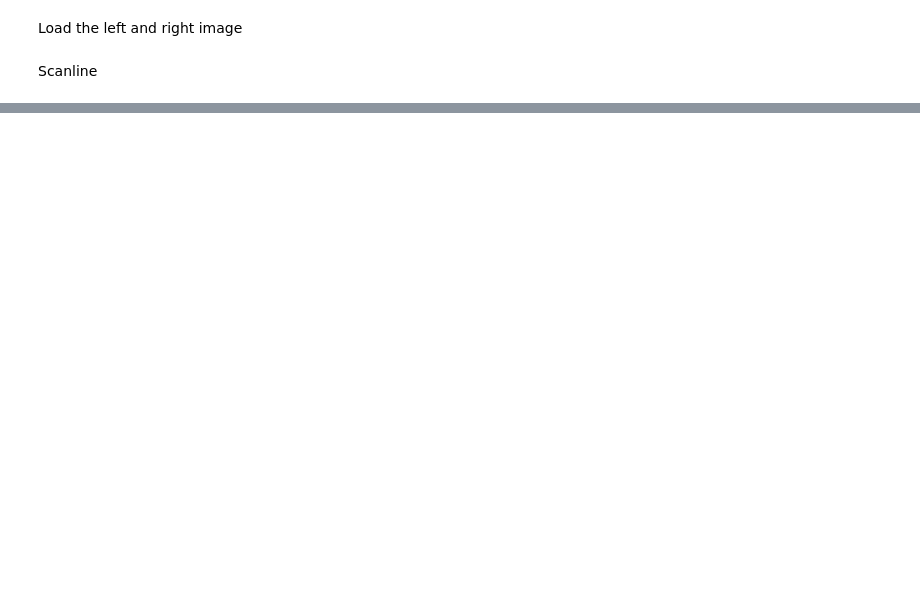
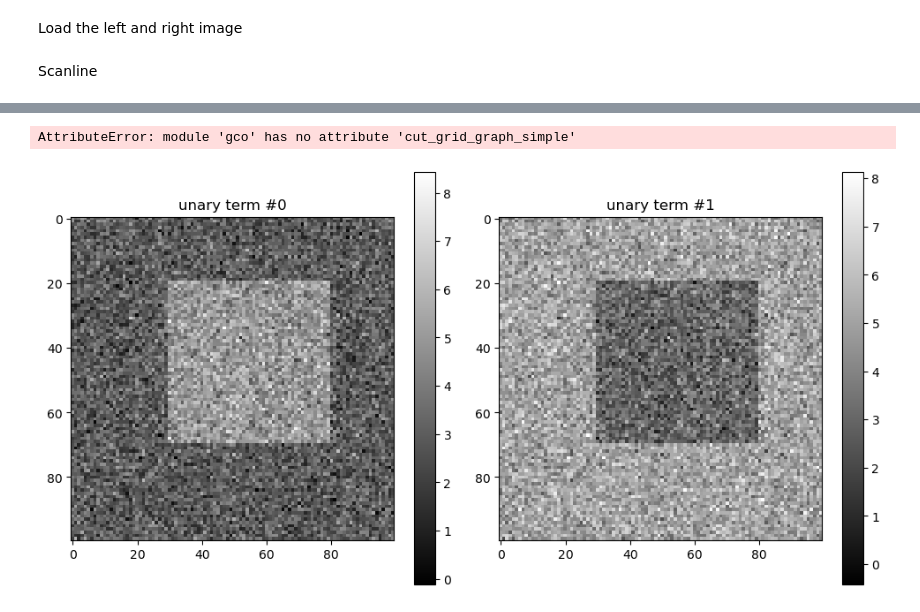
Before and after one commit to SAutum/ai-ds, a Jupyter notebook: cv/hongli/project3/playground.ipynb, the cells around one changed output, grey strips where cells are left out. Cells and saved outputs as stored; diff of their text form; code cells hidden in the pictures; blank space fills up the shorter version.

```diff
--- a/cv/hongli/project3/playground.ipynb
+++ b/cv/hongli/project3/playground.ipynb
@@ -30,0 +36,12 @@ plt.show()
+# %%
+def draw_unary(axarr, unary):
+    for i in range(unary.shape[-1]):
+        axarr[i].set_title("unary term #%i" % i)
+        bm = axarr[i].imshow(unary[:, :, i], cmap="gray", interpolation="nearest")
+        plt.colorbar(bm, ax=axarr[i])
+        # plt.contour(annot, colors='r')
+
+import os
+import gco
+
+from gco import cut_grid_graph_simple
@@ -30,0 +50,64 @@ plt.show()
+# %%
+PLOT_SIZE = 5
+""" """
+annot = np.zeros((100, 100))
+annot[20:70, 30:80] = 1
+np.random.seed(0)
+img = np.random.randn(*annot.shape)
+img += 2 * annot - 1
+
+# !!! Be careful when doing this concatenation,
+# it seems 'c_' does not create a copy
+# u = np.c_[img.flatten().copy(), - img.flatten().copy()]
+
+unary = np.tile(img[:, :, np.newaxis], [1, 1, 2])
+unary[:, :, 0] = img
+unary[:, :, 1] = -img
+unary += 4
+
+fig, axarr = plt.subplots(ncols=unary.shape[-1], figsize=(unary.shape[-1] * PLOT_SIZE, PLOT_SIZE))
+draw_unary(axarr, unary)
+fig.tight_layout()
+
+# edges, edge_weights = get_uniform_smoothness_pw_single_image(img.shape)
+smooth = 1 - np.eye(2)
+
+# y = pygco.cut_grid_graph_simple(unary, pw_cost*0, n_iter=-1)
+# labels = pygco.cut_grid_graph_simple(unary_new + np.random.
+#   randn(unary.shape[0], unary.shape[1], unary.shape[2])*0,
+#   pw_cost*0, n_iter=-1)
+
+labels = gco.cut_grid_graph_simple(unary, smooth, n_iter=-1)
+labels_0 = gco.cut_grid_graph_simple(unary, smooth * 0.0, n_iter=-1)
+
+fig, axarr = plt.subplots(ncols=3, figsize=(3 * PLOT_SIZE, PLOT_SIZE))
+axarr[0].set_title("image")
+axarr[0].imshow(img, cmap="gray", interpolation="nearest")
+axarr[0].contour(annot, colors="r")
+axarr[1].set_title("labeling (smooth=1)")
+axarr[1].imshow(labels.reshape(*annot.shape), interpolation="nearest")
+axarr[1].contour(annot, colors="w")
+axarr[2].set_title("labeling (smooth=0)")
+axarr[2].imshow(labels_0.reshape(*annot.shape), interpolation="nearest")
+axarr[2].contour(annot, colors="w")
+fig.tight_layout()
+fig.savefig(os.path.join(DIR_IMAGES, "binary_labels-4conn.png")), plt.close()
+
+labels = gco.cut_grid_graph_simple(unary, smooth, connect=8, n_iter=-1)
+labels_0 = gco.cut_grid_graph_simple(unary, smooth * 0.0, connect=8, n_iter=-1)
+
+fig, axarr = plt.subplots(ncols=3, figsize=(3 * PLOT_SIZE, PLOT_SIZE))
+axarr[0].set_title("image")
+axarr[0].imshow(img, cmap="gray", interpolation="nearest")
+axarr[0].contour(annot, colors="r")
+axarr[1].set_title("labeling (smooth=1)")
+axarr[1].imshow(labels.reshape(*annot.shape), interpolation="nearest")
+axarr[1].contour(annot, colors="w")
+axarr[2].set_title("labeling (smooth=0)")
+axarr[2].imshow(labels_0.reshape(*annot.shape), interpolation="nearest")
+axarr[2].contour(annot, colors="w")
+fig.tight_layout()
+fig.savefig(os.path.join(DIR_IMAGES, "binary_labels-8conn.png")), plt.close()
+# %% [output]
+AttributeError: module 'gco' has no attribute 'cut_grid_graph_simple'
+[figure, added]
```
Also changed, not shown: parts of 2 cells of this notebook, 1 other file.
